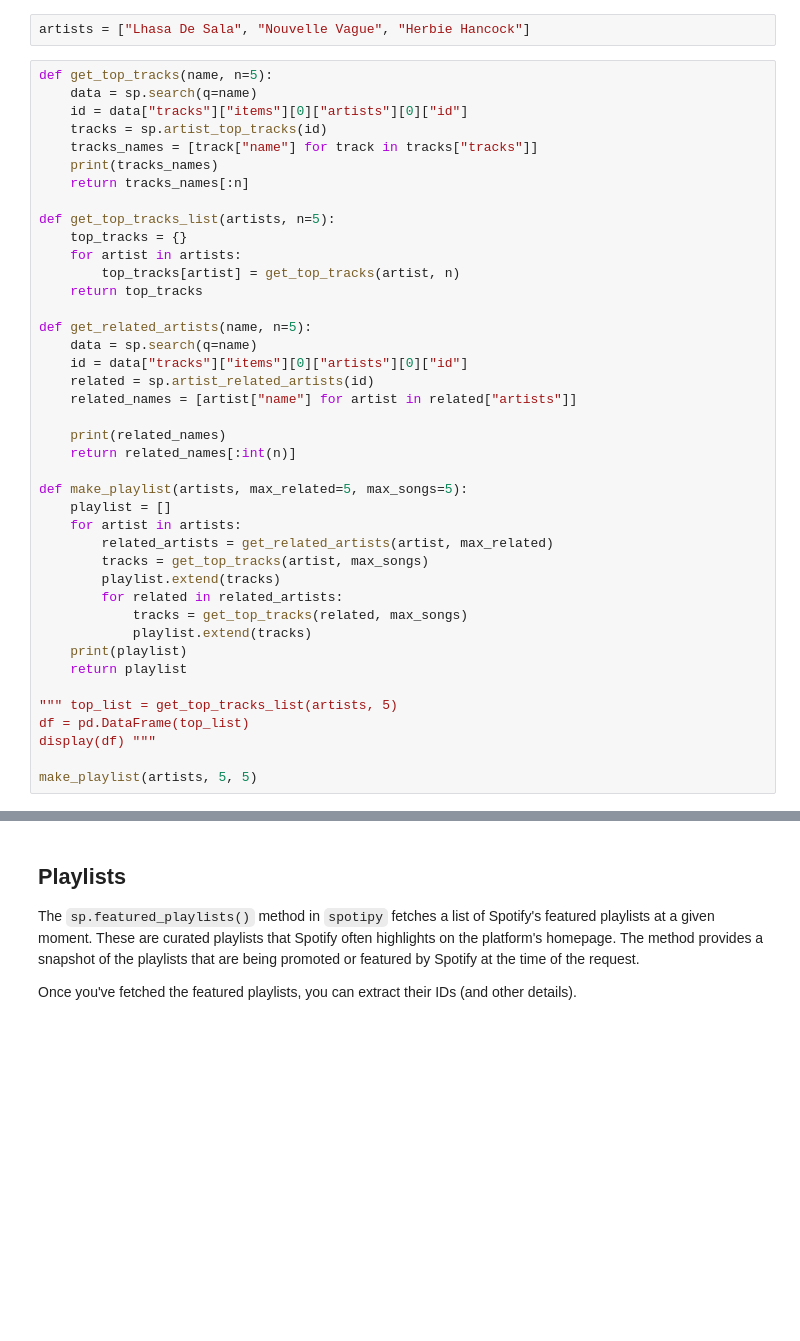
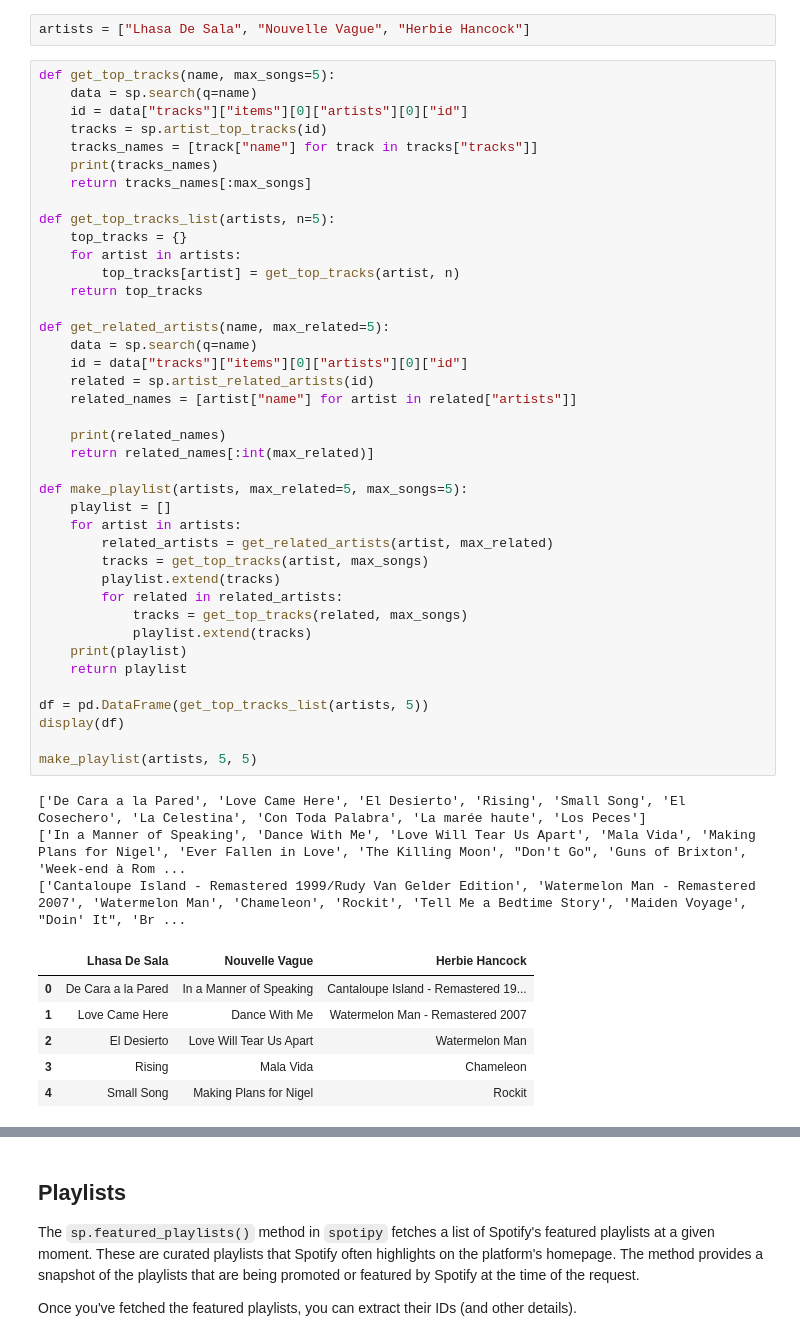
Before and after one commit to jipijipi/lab-apis, a Jupyter notebook: lab-apis.ipynb, the cells around one changed output, grey strips where cells are left out. Saved outputs shown, nothing was run; the diff lists cells and outputs as text; blank space fills up the shorter version.

```diff
--- a/lab-apis.ipynb
+++ b/lab-apis.ipynb
@@ -128,43 +215,52 @@ Remember, the key is to break the problem down into manageable steps. Use the Sp
 # %%
 artists = ["Lhasa De Sala", "Nouvelle Vague", "Herbie Hancock"]
 # %%
-def get_top_tracks(name, n=5):
+def get_top_tracks(name, max_songs=5):
     data = sp.search(q=name)
     id = data["tracks"]["items"][0]["artists"][0]["id"]
     tracks = sp.artist_top_tracks(id)
     tracks_names = [track["name"] for track in tracks["tracks"]]
     print(tracks_names)
-    return tracks_names[:n]
+    return tracks_names[:max_songs]
 
 def get_top_tracks_list(artists, n=5):
     top_tracks = {}
     for artist in artists:
         top_tracks[artist] = get_top_tracks(artist, n)
     return top_tracks
 
-def get_related_artists(name, n=5):
+def get_related_artists(name, max_related=5):
     data = sp.search(q=name)
     id = data["tracks"]["items"][0]["artists"][0]["id"]
     related = sp.artist_related_artists(id)
     related_names = [artist["name"] for artist in related["artists"]]
 
     print(related_names)
-    return related_names[:int(n)]
+    return related_names[:int(max_related)]
 
 def make_playlist(artists, max_related=5, max_songs=5):
     playlist = []
     for artist in artists:
         related_artists = get_related_artists(artist, max_related)
         tracks = get_top_tracks(artist, max_songs)
         playlist.extend(tracks)
         for related in related_artists:
             tracks = get_top_tracks(related, max_songs)
             playlist.extend(tracks)
     print(playlist)
     return playlist
 
-""" top_list = get_top_tracks_list(artists, 5)
-df = pd.DataFrame(top_list)
-display(df) """
+df = pd.DataFrame(get_top_tracks_list(artists, 5))
+display(df)
 
 make_playlist(artists, 5, 5)
+# %% [output]
+['De Cara a la Pared', 'Love Came Here', 'El Desierto', 'Rising', 'Small Song', 'El Cosechero', 'La Celestina', 'Con Toda Palabra', 'La marée haute', 'Los Peces']
+['In a Manner of Speaking', 'Dance With Me', 'Love Will Tear Us Apart', 'Mala Vida', 'Making Plans for Nigel', 'Ever Fallen in Love', 'The Killing Moon', "Don't Go", 'Guns of Brixton', 'Week-end à Rom ...
+['Cantaloupe Island - Remastered 1999/Rudy Van Gelder Edition', 'Watermelon Man - Remastered 2007', 'Watermelon Man', 'Chameleon', 'Rockit', 'Tell Me a Bedtime Story', 'Maiden Voyage', "Doin' It", 'Br ...
+|  | Lhasa De Sala | Nouvelle Vague | Herbie Hancock |
+| 0 | De Cara a la Pared | In a Manner of Speaking | Cantaloupe Island - Remastered 19... |
+| 1 | Love Came Here | Dance With Me | Watermelon Man - Remastered 2007 |
+| 2 | El Desierto | Love Will Tear Us Apart | Watermelon Man |
+| 3 | Rising | Mala Vida | Chameleon |
+| 4 | Small Song | Making Plans for Nigel | Rockit |
```
Also changed, not shown: parts of 23 cells of this notebook.
